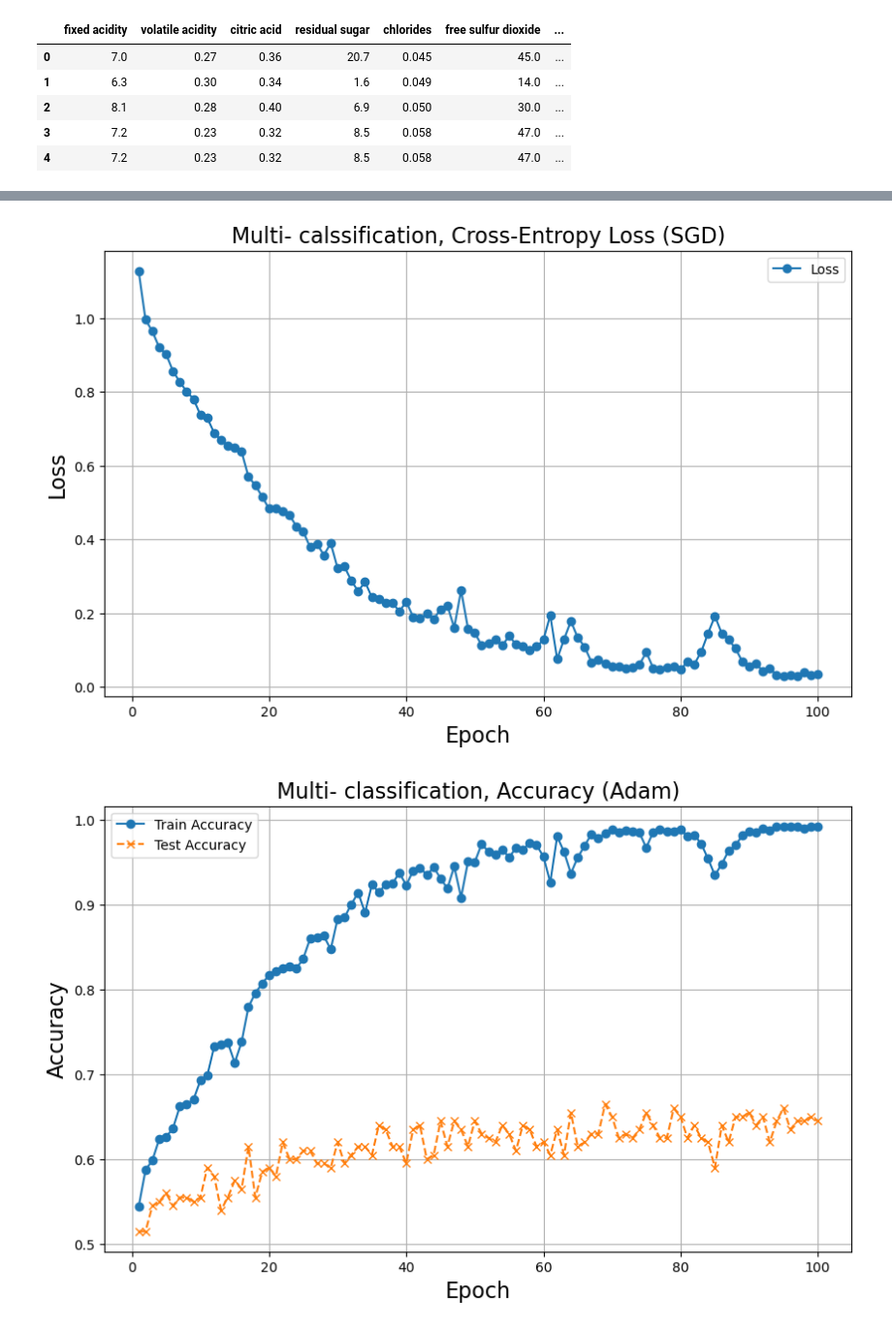
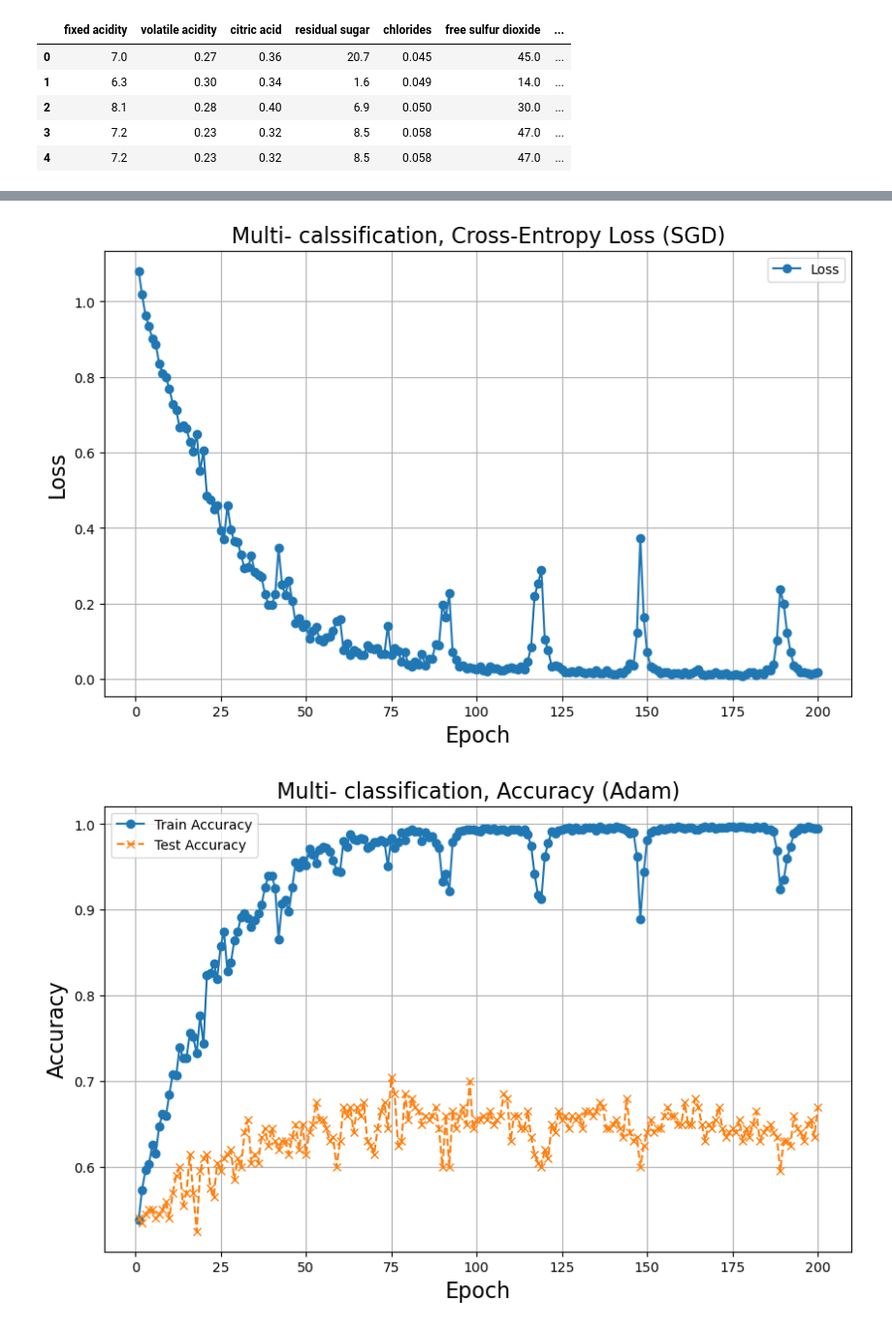
Before and after one commit to ViktorNanotech/FYS-STK4155-Project3, a Jupyter notebook: Code/Classification_Wine.ipynb, the cells around one changed output, grey strips where cells are left out. Shown at 97% size. Drawn from its saved outputs; the diff is of its cells as text; code cells hidden in the pictures.

```diff
--- a/Code/Classification_Wine.ipynb
+++ b/Code/Classification_Wine.ipynb
@@ -103,7 +103,7 @@ import shap
 import xgboost as xgb
 
 # Train a quick XGBoost model (SHAP works best with tree models)
-model = xgb.XGBClassifier(n_estimators=500, max_depth=7, learning_rate=0.05, random_state=42)
+model = xgb.XGBClassifier(n_estimators=200, max_depth=7, learning_rate=0.05, random_state=42)
 model.fit(X_train, y_train)   # or use your multiclass/regression version
 pred = model.predict(X_test)
 print(f"XGBoost Classification Accuracy: {accuracy_score(y_test, pred):.4f}")
@@ -310,19 +310,11 @@ def create_optimizer(optimizer_name="adam", lr=0.001):
             "v": []    #(v_W, v_b) for each layer
         }
 
-    elif optimizer_name == "rmsprop":
-        return {
-            "name": "rmsprop",
-            "lr": lr,
-            "beta": 0.99,
-            "epsilon": 1e-8,
-            "v": []
-        }
 
 def update_parameters(layers, grads, optimizer_config, t=None):
 
-    #One function to rule them all.
-    #Pass in your layers, gradients, and optimizer config → returns updated layers
+    #One function to rule them all!!
+    #Pass in your layers, gradients, and optimizer config, returns updated layers
 
     name = optimizer_config["name"]
 
@@ -385,7 +377,7 @@ def train_network(X_train, y_train, layers, activation_funcs, activation_ders, l
     losses = []
     train_accs = []
     test_accs = []
-    optimizer = create_optimizer("adam", lr=0.001)   #choosing optimizer. adam or sgd (then lr=0.05)
+    optimizer = create_optimizer("adam", lr=0.001)   #choosing optimizer. adam (lr = 0.001) or sgd (then lr=0.05)
 
     for epoch in range(epochs):
         # Shuffle digits, avoids learning misleading patterns. Independent data
@@ -431,7 +423,7 @@ activation_ders = [ReLU_der, ReLU_der, ReLU_der, softmax_der] #Multiclass + 0.01
 #activation_ders = [sigmoid_der, sigmoid_der, sigmoid_der, softmax_der]
 
 # Train
-epochs = 100
+epochs = 200
 learning_rate = 0.1 #For testing without optimizer
 batch_size = 100
 
@@ -483,2 +475,2 @@ Epoch 100, Loss: 0.035, Test Accuracy: 0.645, Train Accuracy: 0.992
-[figure, old version]
+[figure, new version]
-[figure, old version]
+[figure, new version]
```
Also changed, not shown: parts of 2 cells of this notebook, 1 other file.
